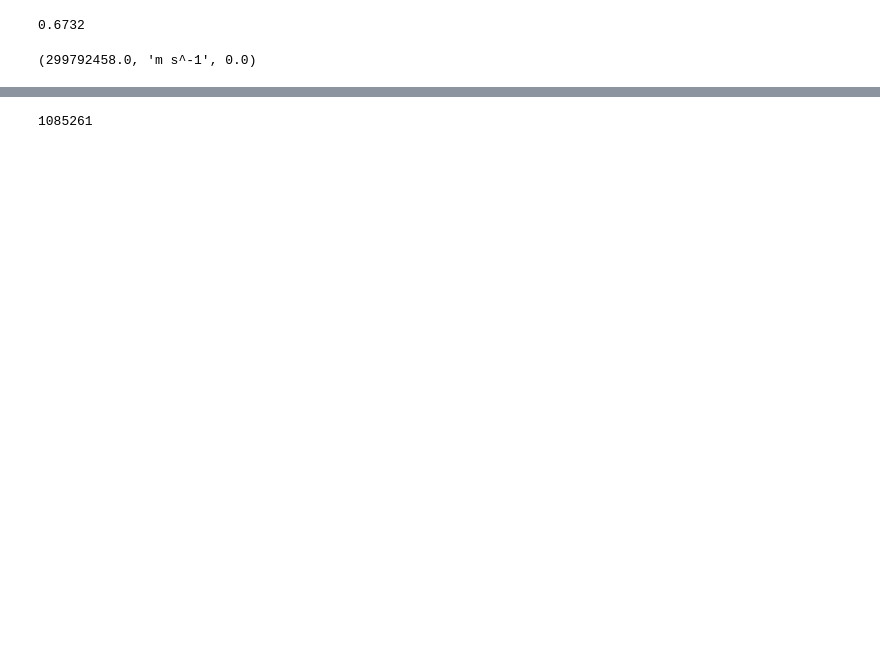
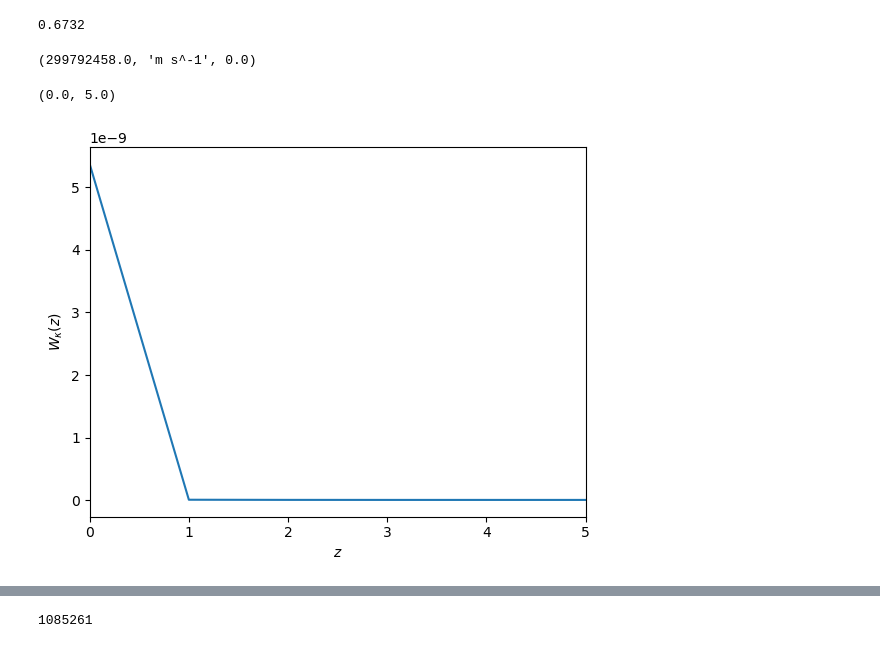
Before and after one commit to exgalsky/lptmap, a Jupyter notebook: py/webskylpt/toy_model_code/light_cone.ipynb, the cells around one changed output, grey strips where cells are left out. Cells and saved outputs as stored; diff of their text form; code cells hidden in the pictures; blank space fills up the shorter version.

```diff
--- a/py/webskylpt/toy_model_code/light_cone.ipynb
+++ b/py/webskylpt/toy_model_code/light_cone.ipynb
@@ -132,13 +137,16 @@ cons.physical_constants['speed of light in vacuum']
 # %%
 z = np.arange(1e-3, 1e2)
 chi = cosmo_wsp.comoving_distance(z)
 H_z = cosmo_wsp.Hubble_H(z)
-W_kappa = (3./2.) * cosmo_wsp.params['Omega_m'] * (cosmo_wsp.params['h'] * 100.)**2. * (1 + z) / chi * (1. - (chi/X_s)) / (cons.c/1e3)**2. #/ H_z
+W_kappa = (3./2.) * cosmo_wsp.params['Omega_m'] * (cosmo_wsp.params['h'] * 100. * cons.kilo / cons.c)**2. * (1 + z)  * (1. - (chi/X_s)) / chi
 
 plt.plot(z,W_kappa)
 plt.xlabel(r'$z$')
 plt.ylabel(r'$W_\kappa(z)$')
 plt.gca().set_xlim((0,5))
+# %% [output]
+(0.0, 5.0)
+[figure, added]
 # %%
 plt.imshow(lensing_kernel_grid[0,:,:], cmap=plt.cm.Blues, origin='lower')
 plt.title('Lensing kernel')
```
Also changed, not shown: parts of 6 cells of this notebook.
